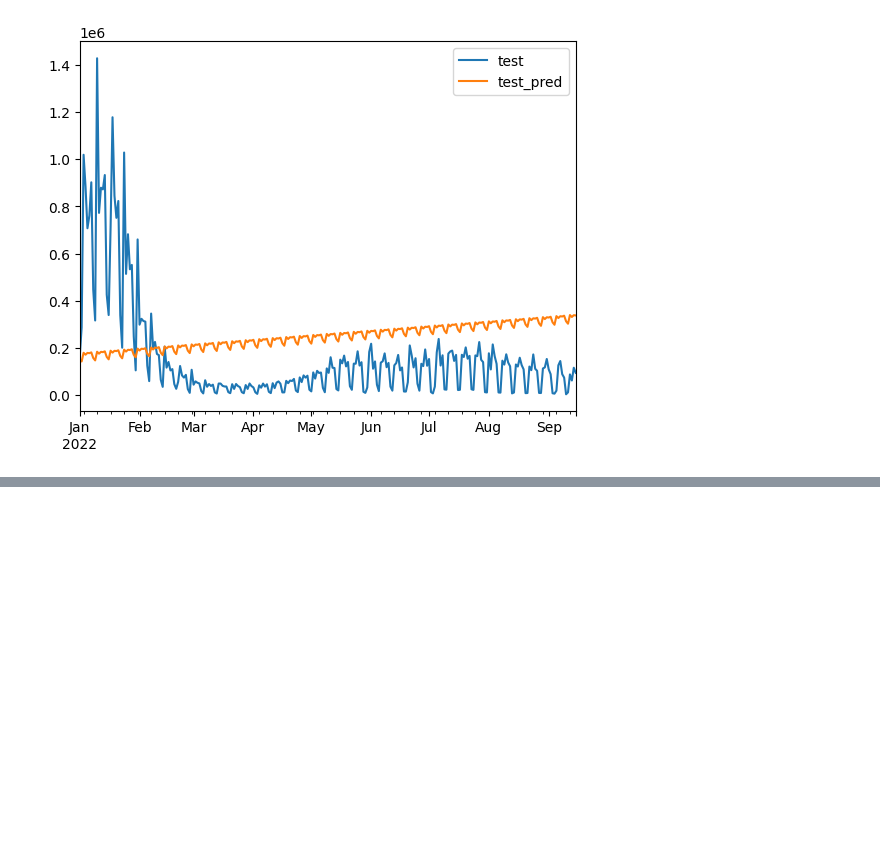
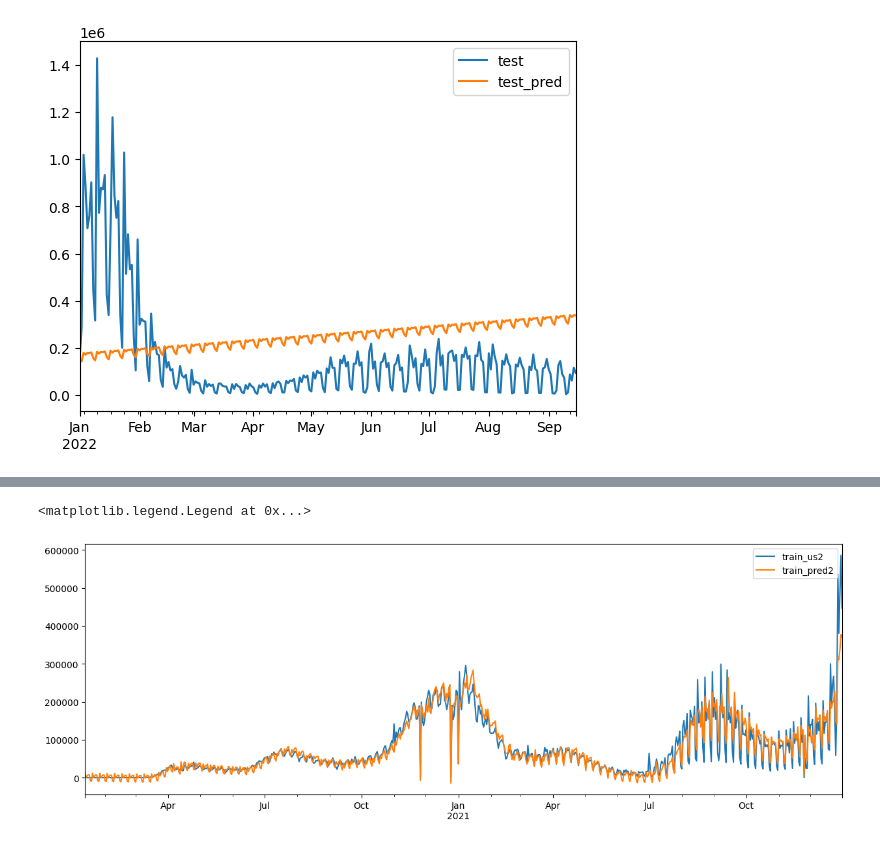
Before and after one commit to danlingzhou16/stat390, a Jupyter notebook: Prophet.ipynb, the cells around one changed output, grey strips where cells are left out. Cells and saved outputs as stored; diff of their text form; code cells hidden in the pictures; blank space fills up the shorter version.

```diff
--- a/Prophet.ipynb
+++ b/Prophet.ipynb
@@ -80,0 +186,4 @@ plt.legend(['test', 'test_pred'])
+# %%
+train_us2=train_agg_us_mul_df.iloc[:][col]
+test_us2=test_agg_us_mul_df.iloc[: ][col]
+print(train_us2.shape, test_us2.shape)
@@ -80,0 +218,7 @@ plt.legend(['test', 'test_pred'])
+# %%
+model2 = prophet.Prophet()
+for x in col:
+  if x not in ['date', 'new_confirmed']:
+    model2.add_regressor(x)
+# %%
+model2=model2.fit(train_us2.reset_index().rename(columns={'date':'ds', 'new_confirmed':'y'}))
@@ -80,0 +237,3 @@ plt.legend(['test', 'test_pred'])
+# %%
+train_pred2=model2.predict(train_us2.reset_index().rename(columns={'date':'ds', 'new_confirmed':'y'})).set_index('ds')
+train_pred2.head()
@@ -80,0 +248,6 @@ plt.legend(['test', 'test_pred'])
+# %%
+pd.concat([train_us2['new_confirmed'],train_pred2['yhat']], axis=1).plot(figsize=(15,5))
+plt.legend(['train_us2', 'train_pred2'])
+# %% [output]
+<matplotlib.legend.Legend at 0x...>
+[figure, added]
```
Also changed, not shown: parts of 28 cells of this notebook.
